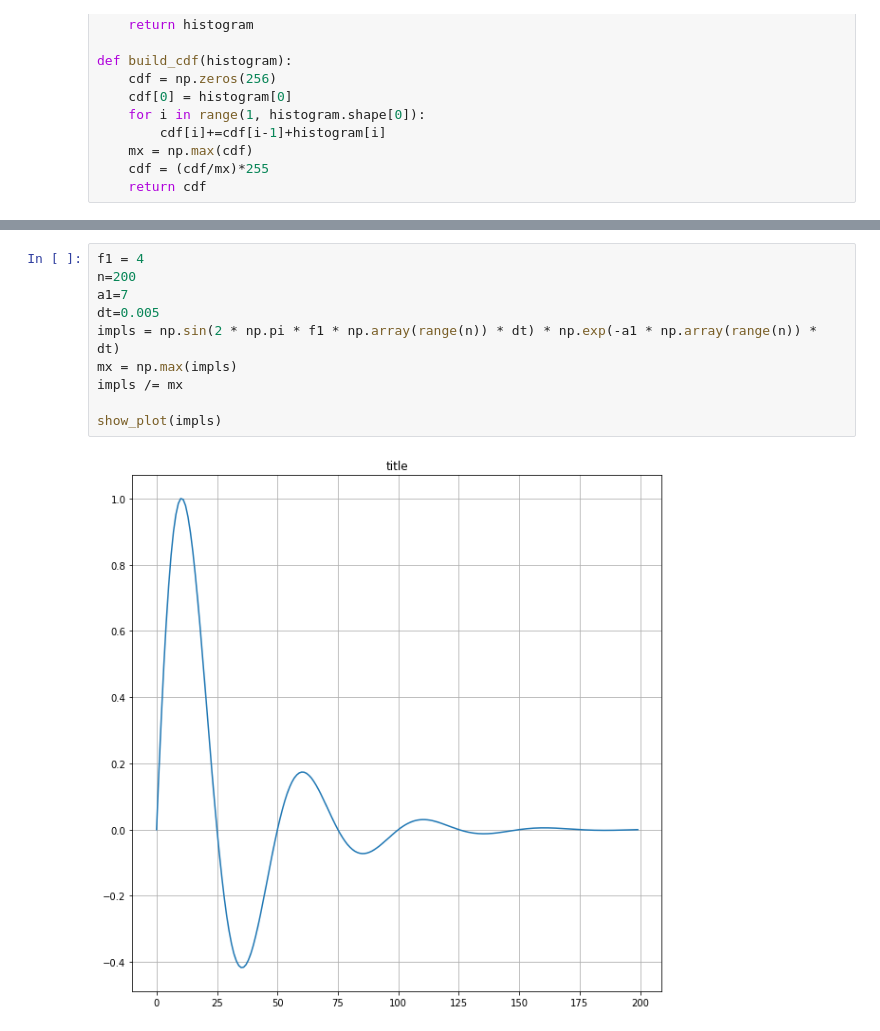
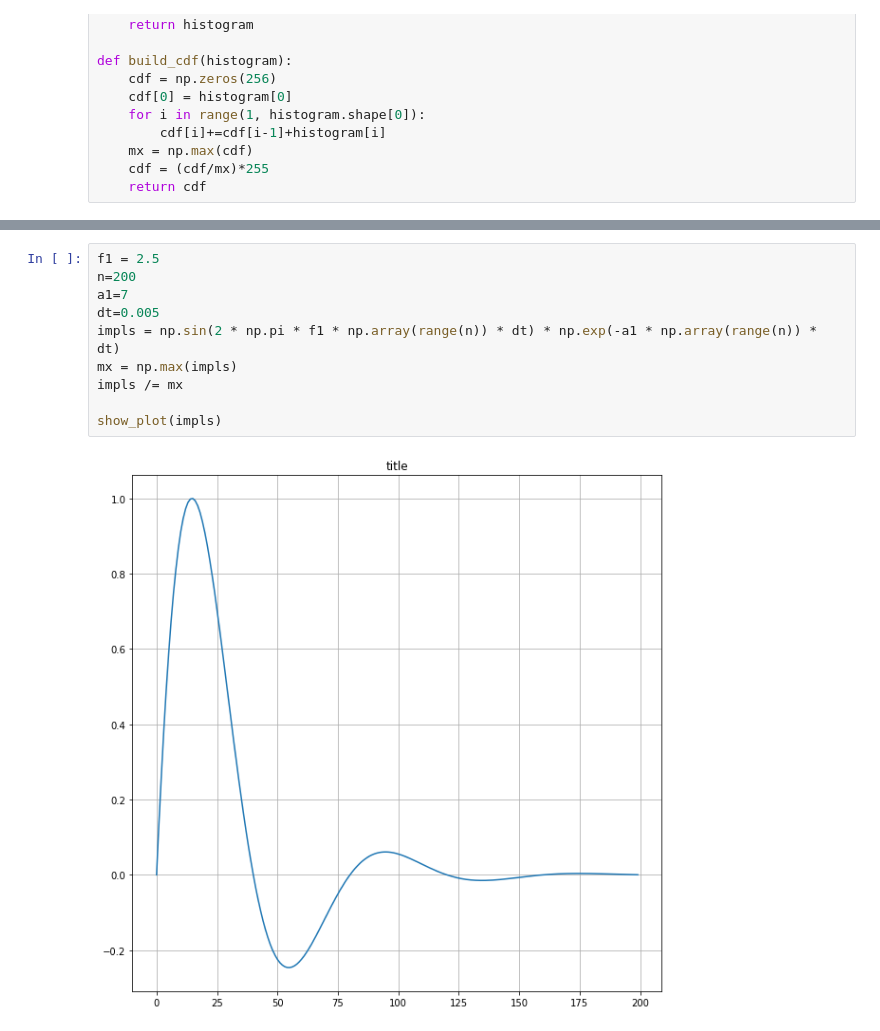
Before and after one commit to dolphinLesha/data_interpretation2, a Jupyter notebook: notebooks/task8.ipynb, the cells around one changed output, grey strips where cells are left out. Drawn from its saved outputs; the diff is of its cells as text.

```diff
--- a/notebooks/task8.ipynb
+++ b/notebooks/task8.ipynb
@@ -506,15 +570,15 @@ def mean_filter_clear(image, shape):
 # %%
-f1 = 4
+f1 = 2.5
 n=200
 a1=7
 dt=0.005
 impls = np.sin(2 * np.pi * f1 * np.array(range(n)) * dt) * np.exp(-a1 * np.array(range(n)) * dt)
 mx = np.max(impls)
 impls /= mx
 
 show_plot(impls)
 # %% [output]
-[figure, old version]
+[figure, new version]
 # %%
 impls_f = fourier_transform_1d(impls, dt)
 
```
Also changed, not shown: parts of 15 cells of this notebook.
